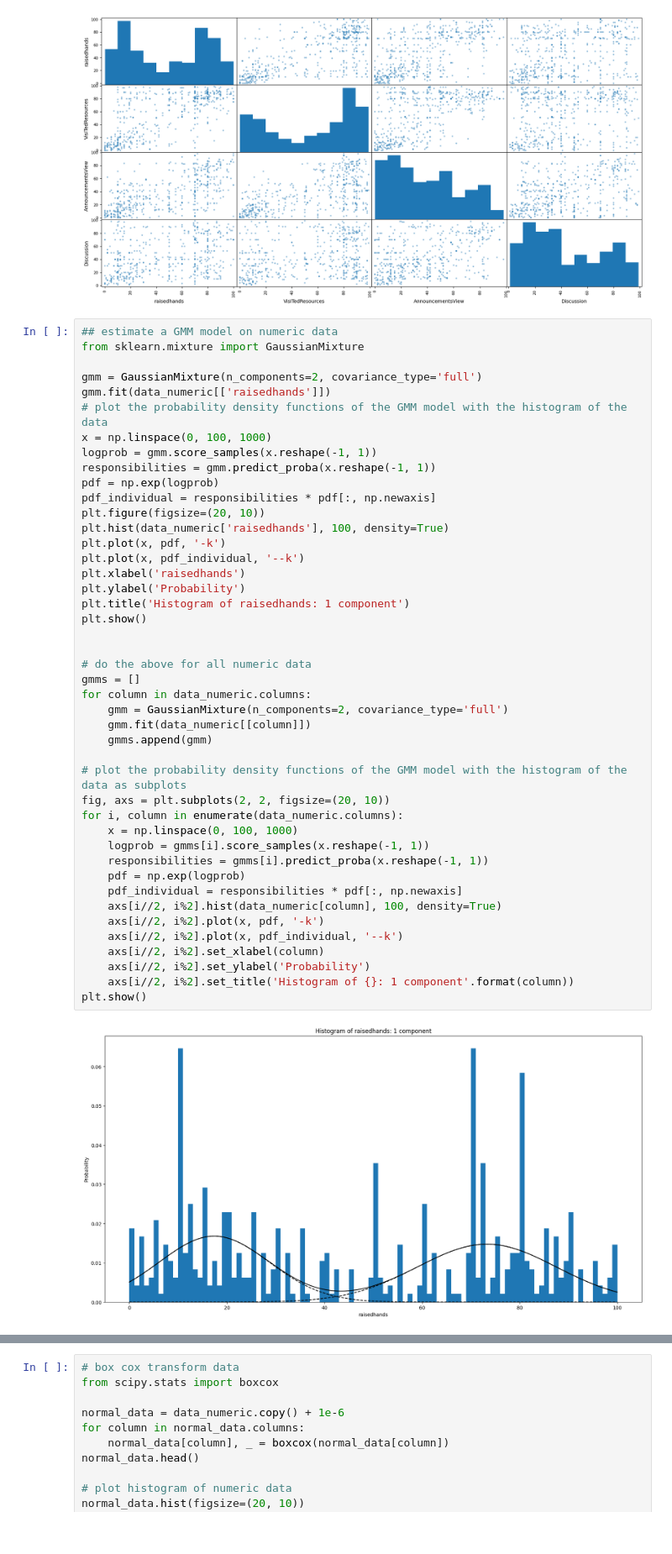
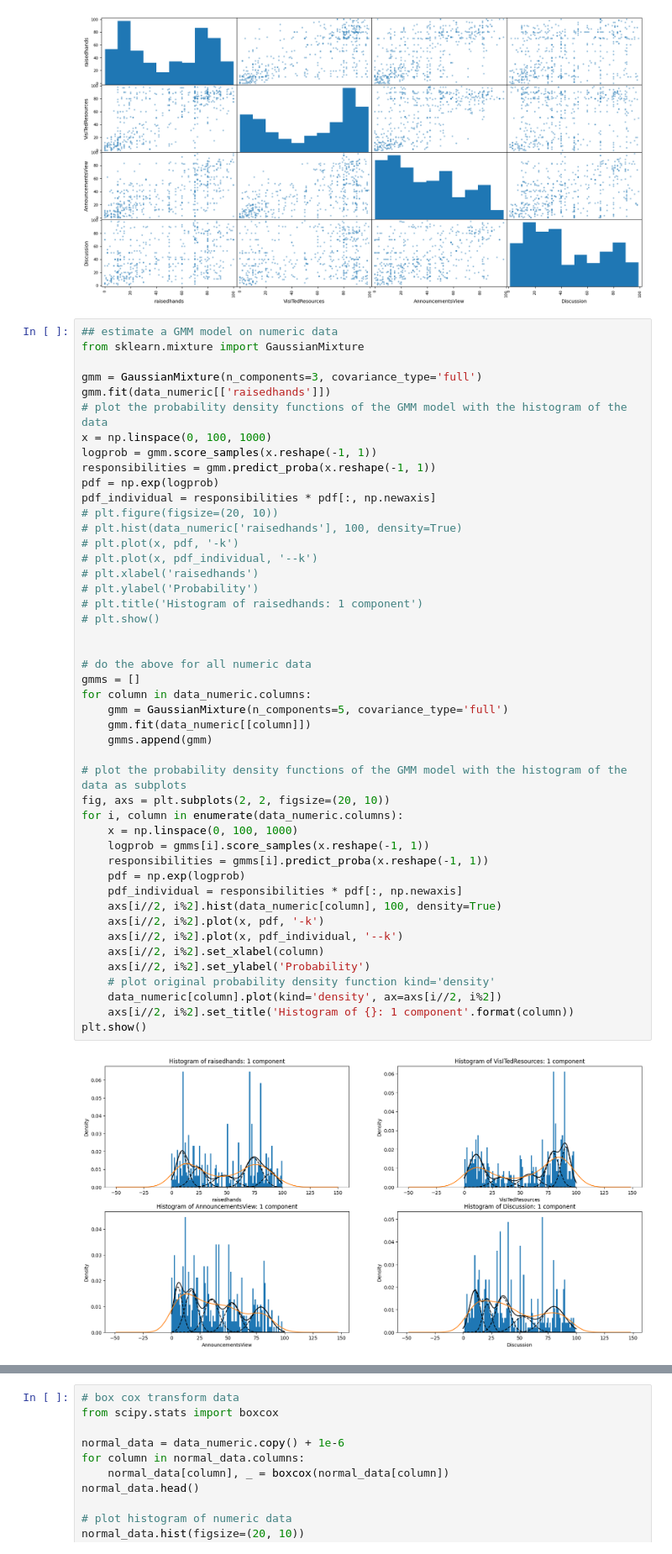
Before and after one commit to vanhalen42/student_academic_performance, a Jupyter notebook: simple_correlation_analysis copy.ipynb, the cells around one changed output, grey strips where cells are left out. Shown at 84% size. Drawn from its saved outputs; the diff is of its cells as text.

```diff
--- a/simple_correlation_analysis copy.ipynb
+++ b/simple_correlation_analysis copy.ipynb
@@ -134,45 +151,47 @@ plt.show()
 ## estimate a GMM model on numeric data
 from sklearn.mixture import GaussianMixture
 
-gmm = GaussianMixture(n_components=2, covariance_type='full')
+gmm = GaussianMixture(n_components=3, covariance_type='full')
 gmm.fit(data_numeric[['raisedhands']])
 # plot the probability density functions of the GMM model with the histogram of the data
 x = np.linspace(0, 100, 1000)
 logprob = gmm.score_samples(x.reshape(-1, 1))
 responsibilities = gmm.predict_proba(x.reshape(-1, 1))
 pdf = np.exp(logprob)
 pdf_individual = responsibilities * pdf[:, np.newaxis]
-plt.figure(figsize=(20, 10))
-plt.hist(data_numeric['raisedhands'], 100, density=True)
-plt.plot(x, pdf, '-k')
-plt.plot(x, pdf_individual, '--k')
-plt.xlabel('raisedhands')
-plt.ylabel('Probability')
-plt.title('Histogram of raisedhands: 1 component')
-plt.show()
+# plt.figure(figsize=(20, 10))
+# plt.hist(data_numeric['raisedhands'], 100, density=True)
+# plt.plot(x, pdf, '-k')
+# plt.plot(x, pdf_individual, '--k')
+# plt.xlabel('raisedhands')
+# plt.ylabel('Probability')
+# plt.title('Histogram of raisedhands: 1 component')
+# plt.show()
 
 
 # do the above for all numeric data
 gmms = []
 for column in data_numeric.columns:
-    gmm = GaussianMixture(n_components=2, covariance_type='full')
+    gmm = GaussianMixture(n_components=5, covariance_type='full')
     gmm.fit(data_numeric[[column]])
     gmms.append(gmm)
 
 # plot the probability density functions of the GMM model with the histogram of the data as subplots
 fig, axs = plt.subplots(2, 2, figsize=(20, 10))
 for i, column in enumerate(data_numeric.columns):
     x = np.linspace(0, 100, 1000)
     logprob = gmms[i].score_samples(x.reshape(-1, 1))
     responsibilities = gmms[i].predict_proba(x.reshape(-1, 1))
     pdf = np.exp(logprob)
     pdf_individual = responsibilities * pdf[:, np.newaxis]
     axs[i//2, i%2].hist(data_numeric[column], 100, density=True)
     axs[i//2, i%2].plot(x, pdf, '-k')
     axs[i//2, i%2].plot(x, pdf_individual, '--k')
     axs[i//2, i%2].set_xlabel(column)
     axs[i//2, i%2].set_ylabel('Probability')
+    # plot original probability density function kind='density'
+    data_numeric[column].plot(kind='density', ax=axs[i//2, i%2])
     axs[i//2, i%2].set_title('Histogram of {}: 1 component'.format(column))
 plt.show()
 # %% [output]
-[figure, old version]
+[figure, new version]
```
Also changed, not shown: parts of 12 cells of this notebook.
